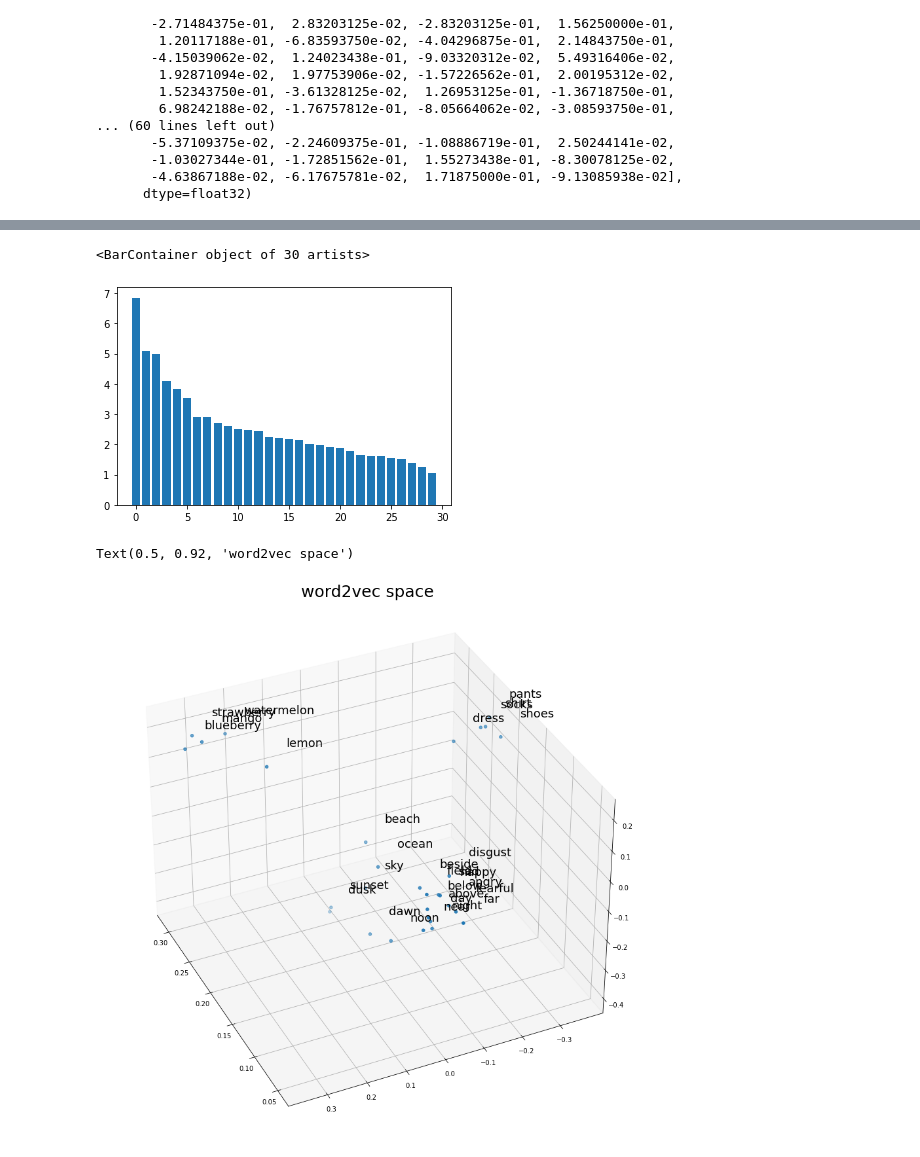
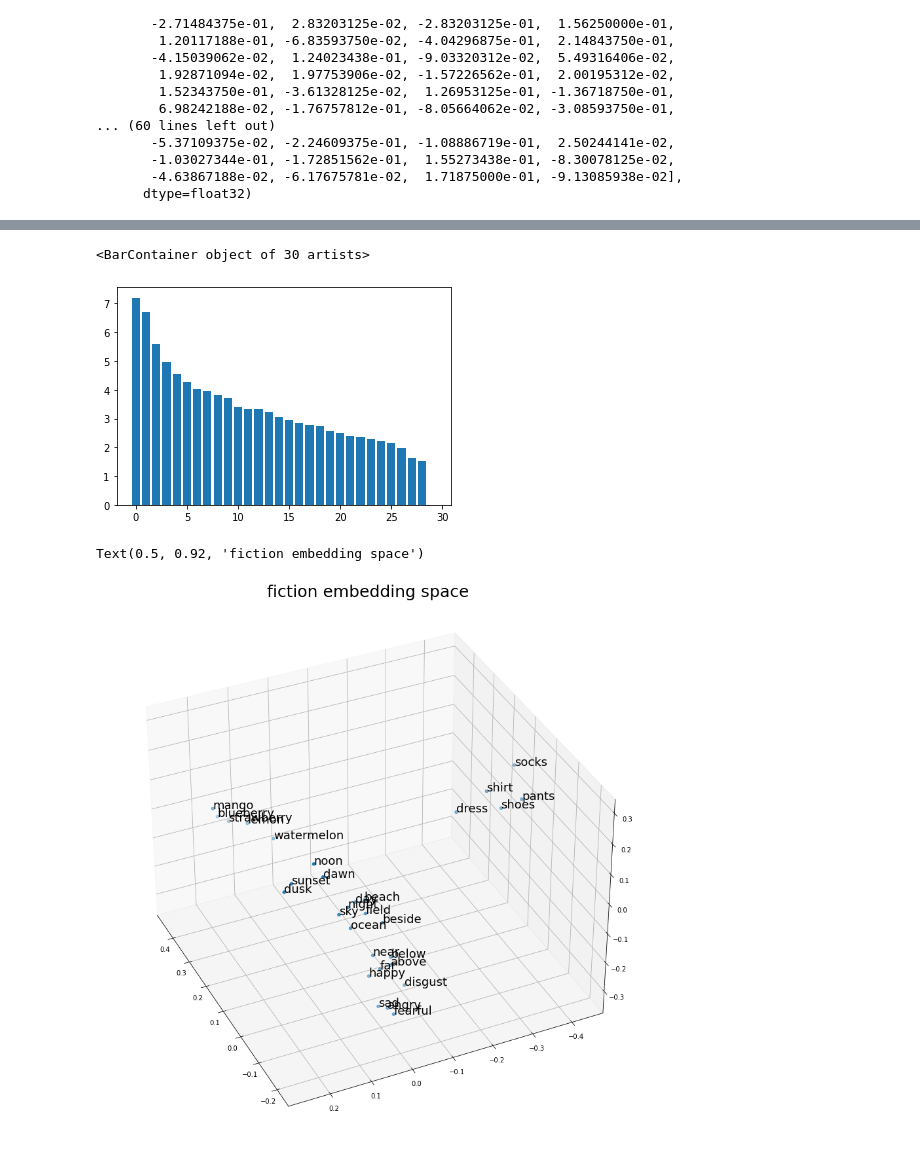
Before and after one commit to SchlossVRL/semantic_spaces, a Jupyter notebook: analysis/python/semantic_alignment.ipynb, the cells around one changed output, grey strips where cells are left out. Saved outputs shown, nothing was run; the diff lists cells and outputs as text; code cells hidden in the pictures.

```diff
--- a/analysis/python/semantic_alignment.ipynb
+++ b/analysis/python/semantic_alignment.ipynb
@@ -58,4 +67,5 @@ concept_list.shape
 # %%
 #w2v_reps = np.hstack([concept_list.reshape(30,1),w2v_vecs[concept_list]] )
 w2v_reps =w2v_vecs[concept_list]
-w2v_reps
+
+fic_reps = fic_vecs[concept_list]
@@ -76,3 +99,4 @@ array([[ 0.00436401, -0.04345703, -0.08740234, ...,  0.02844238,
 # %%
 
 w2v_df = pd.concat([pd.DataFrame(concept_list.reshape(30,1), columns = {'concepts'}),pd.DataFrame(w2v_reps)], axis=1)
+fic_df = pd.concat([pd.DataFrame(concept_list.reshape(30,1), columns = {'concepts'}),pd.DataFrame(fic_reps)], axis=1)
@@ -104,6 +169,11 @@ Text(0.5, 0.92, 'color-concept association space')
+# %%
+fic_reps_c = fic_df.iloc[:,1:].apply(lambda x: x- x.mean())
+fic_reps_c_means = fic_df.iloc[:,1:].mean(axis = 0).values
+# %%
+fic_reps_c = fic_reps_c.add_suffix('_f')
 # %%
-u_2, s_2, vt_2 = np.linalg.svd(w2v_df.iloc[:,1:],full_matrices=False)
-plt.bar(np.arange(len(s_2)),s_2)
+u_3, s_3, vt_3 = np.linalg.svd(fic_reps_c,full_matrices=False)
+plt.bar(np.arange(len(s_3)),s_3)
 # %% [output]
 <BarContainer object of 30 artists>
-[figure, old version]
+[figure, new version]
@@ -114,14 +182,13 @@ w2v_df = pd.concat([w2v_df, pd.DataFrame(u_2[:,:3], columns = ['c1','c2','c3'])]
 # %%
 fig= plt.figure(figsize=(15,15))
-
 ax = plt.axes(projection='3d')
 ax.view_init(35, 155)
 #sns.scatterplot(x='c2',y='c3',hue='concepts',data=w2v_df,legend =False)
 
-ax.scatter3D( w2v_df['c1'], w2v_df['c2'], w2v_df['c3'])
-for i, txt in enumerate(w2v_df['concepts']):
-    ax.text(w2v_df['c1'].iloc[i],w2v_df['c2'].iloc[i]-0.05, w2v_df['c3'].iloc[i]+.05, txt, fontsize=18)
-plt.title('word2vec space', fontsize=25)
+ax.scatter3D( fic_pc_df['c1'], fic_pc_df['c2'], fic_pc_df['c3'])
+for i, txt in enumerate(fic_pc_df['concepts']):
+    ax.text(fic_pc_df['c1'].iloc[i],fic_pc_df['c2'].iloc[i], fic_pc_df['c3'].iloc[i], txt, fontsize=18)
+plt.title('fiction embedding space', fontsize=25)
 # %% [output]
-Text(0.5, 0.92, 'word2vec space')
+Text(0.5, 0.92, 'fiction embedding space')
-[figure, old version]
+[figure, new version]
```
Also changed, not shown: parts of 39 cells of this notebook, 10 other files.
